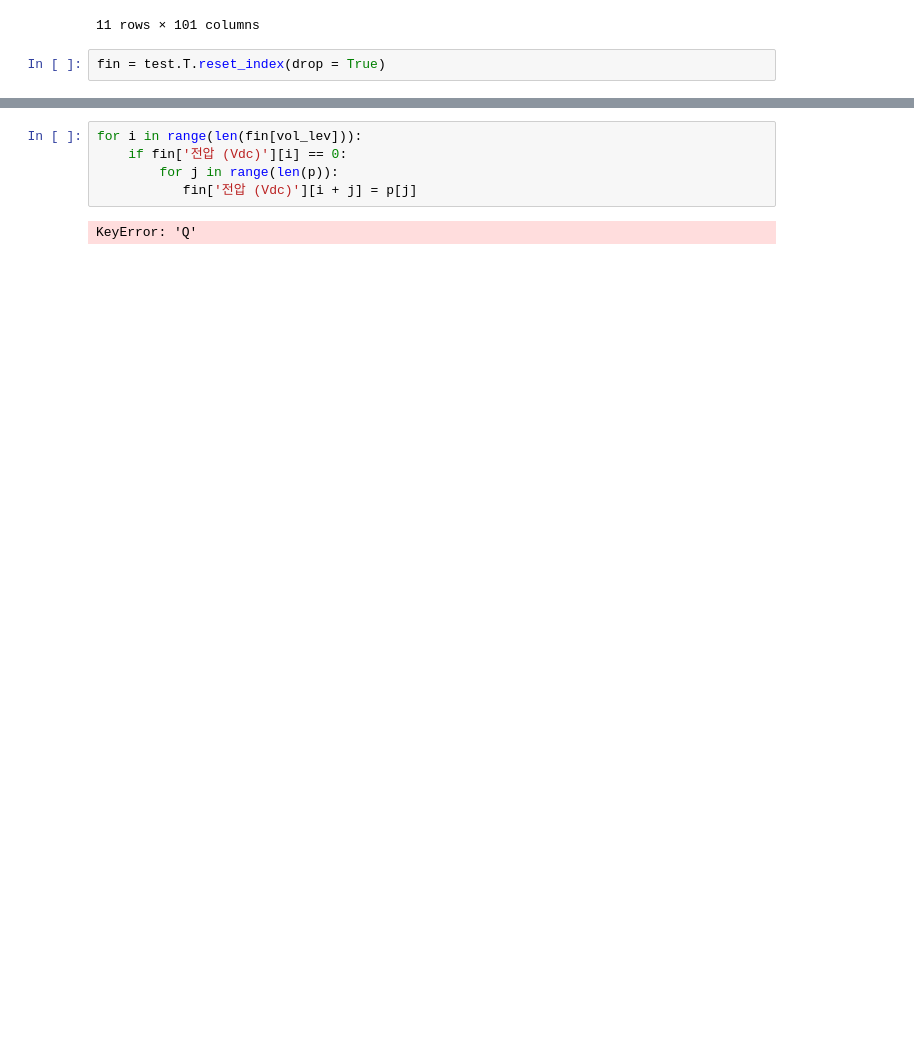
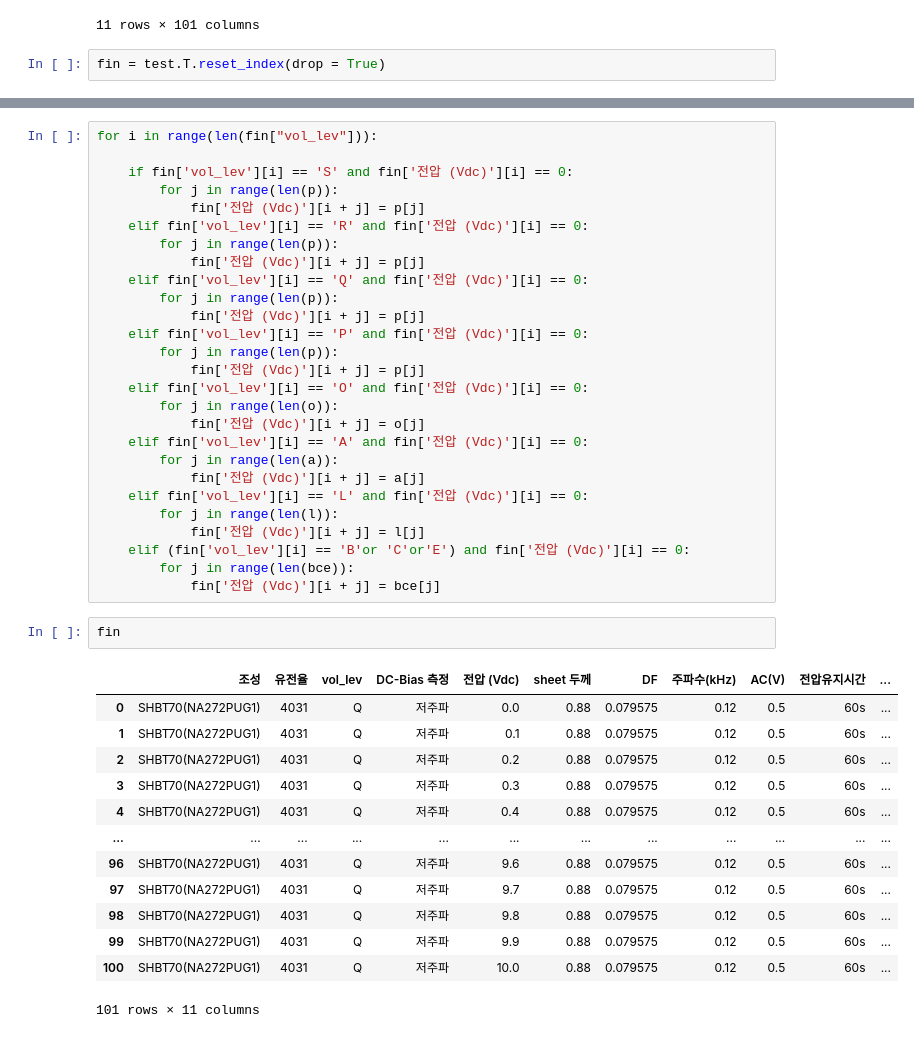
Before and after one commit to highcera/Jupyter, a Jupyter notebook: DC-bias libray 분석.ipynb, the cells around one changed output, grey strips where cells are left out. Drawn from its saved outputs; the diff is of its cells as text; blank space fills up the shorter version.

```diff
--- a/DC-bias libray 분석.ipynb
+++ b/DC-bias libray 분석.ipynb
@@ -442,7 +450,43 @@ fin
 # %%
-for i in range(len(fin[vol_lev])):
-    if fin['전압 (Vdc)'][i] == 0:
+for i in range(len(fin["vol_lev"])):
+
+    if fin['vol_lev'][i] == 'S' and fin['전압 (Vdc)'][i] == 0:
         for j in range(len(p)):
-           fin['전압 (Vdc)'][i + j] = p[j]
+            fin['전압 (Vdc)'][i + j] = p[j]
+    elif fin['vol_lev'][i] == 'R' and fin['전압 (Vdc)'][i] == 0:
+        for j in range(len(p)):
+            fin['전압 (Vdc)'][i + j] = p[j]
+    elif fin['vol_lev'][i] == 'Q' and fin['전압 (Vdc)'][i] == 0:
+        for j in range(len(p)):
+            fin['전압 (Vdc)'][i + j] = p[j]
+    elif fin['vol_lev'][i] == 'P' and fin['전압 (Vdc)'][i] == 0:
+        for j in range(len(p)):
+            fin['전압 (Vdc)'][i + j] = p[j]
+    elif fin['vol_lev'][i] == 'O' and fin['전압 (Vdc)'][i] == 0:
+        for j in range(len(o)):
+            fin['전압 (Vdc)'][i + j] = o[j]
+    elif fin['vol_lev'][i] == 'A' and fin['전압 (Vdc)'][i] == 0:
+        for j in range(len(a)):
+            fin['전압 (Vdc)'][i + j] = a[j]
+    elif fin['vol_lev'][i] == 'L' and fin['전압 (Vdc)'][i] == 0:
+        for j in range(len(l)):
+            fin['전압 (Vdc)'][i + j] = l[j]
+    elif (fin['vol_lev'][i] == 'B'or 'C'or'E') and fin['전압 (Vdc)'][i] == 0:
+        for j in range(len(bce)):
+            fin['전압 (Vdc)'][i + j] = bce[j]
-# %% [output]
-KeyError: 'Q'
+# %%
+fin
+# %% [output]
+|  | 조성 | 유전율 | vol_lev | DC-Bias 측정 | 전압 (Vdc) | sheet 두께 | DF | 주파수(kHz) | AC(V) | 전압유지시간 | ... |
+| 0 | SHBT70(NA272PUG1) | 4031 | Q | 저주파 | 0.0 | 0.88 | 0.079575 | 0.12 | 0.5 | 60s | ... |
+| 1 | SHBT70(NA272PUG1) | 4031 | Q | 저주파 | 0.1 | 0.88 | 0.079575 | 0.12 | 0.5 | 60s | ... |
+| 2 | SHBT70(NA272PUG1) | 4031 | Q | 저주파 | 0.2 | 0.88 | 0.079575 | 0.12 | 0.5 | 60s | ... |
+| 3 | SHBT70(NA272PUG1) | 4031 | Q | 저주파 | 0.3 | 0.88 | 0.079575 | 0.12 | 0.5 | 60s | ... |
+| 4 | SHBT70(NA272PUG1) | 4031 | Q | 저주파 | 0.4 | 0.88 | 0.079575 | 0.12 | 0.5 | 60s | ... |
+| ... | ... | ... | ... | ... | ... | ... | ... | ... | ... | ... | ... |
+| 96 | SHBT70(NA272PUG1) | 4031 | Q | 저주파 | 9.6 | 0.88 | 0.079575 | 0.12 | 0.5 | 60s | ... |
+| 97 | SHBT70(NA272PUG1) | 4031 | Q | 저주파 | 9.7 | 0.88 | 0.079575 | 0.12 | 0.5 | 60s | ... |
+| 98 | SHBT70(NA272PUG1) | 4031 | Q | 저주파 | 9.8 | 0.88 | 0.079575 | 0.12 | 0.5 | 60s | ... |
+| 99 | SHBT70(NA272PUG1) | 4031 | Q | 저주파 | 9.9 | 0.88 | 0.079575 | 0.12 | 0.5 | 60s | ... |
+| 100 | SHBT70(NA272PUG1) | 4031 | Q | 저주파 | 10.0 | 0.88 | 0.079575 | 0.12 | 0.5 | 60s | ... |
+101 rows × 11 columns
```
Also changed, not shown: parts of 39 cells of this notebook, 34 other files.
